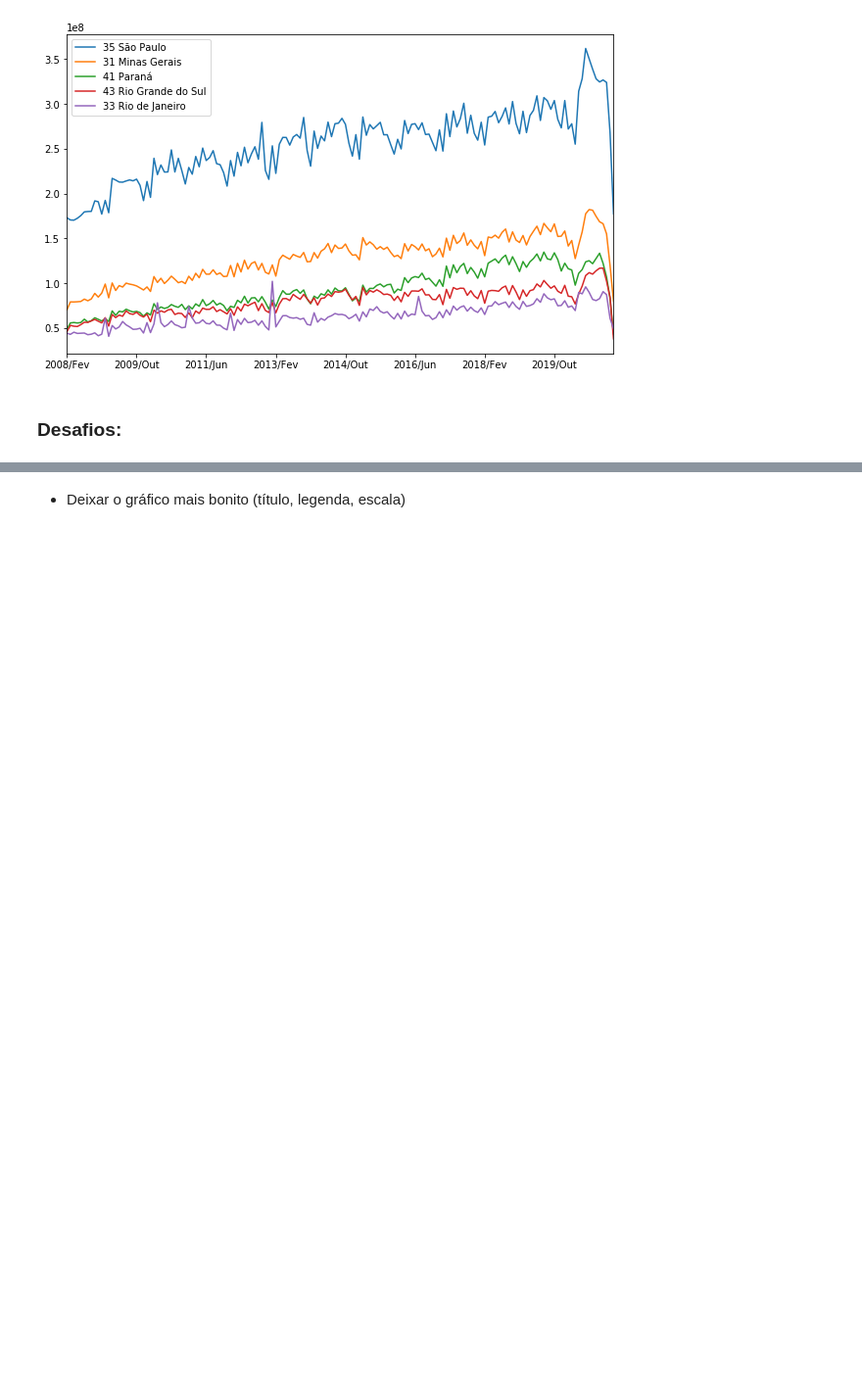
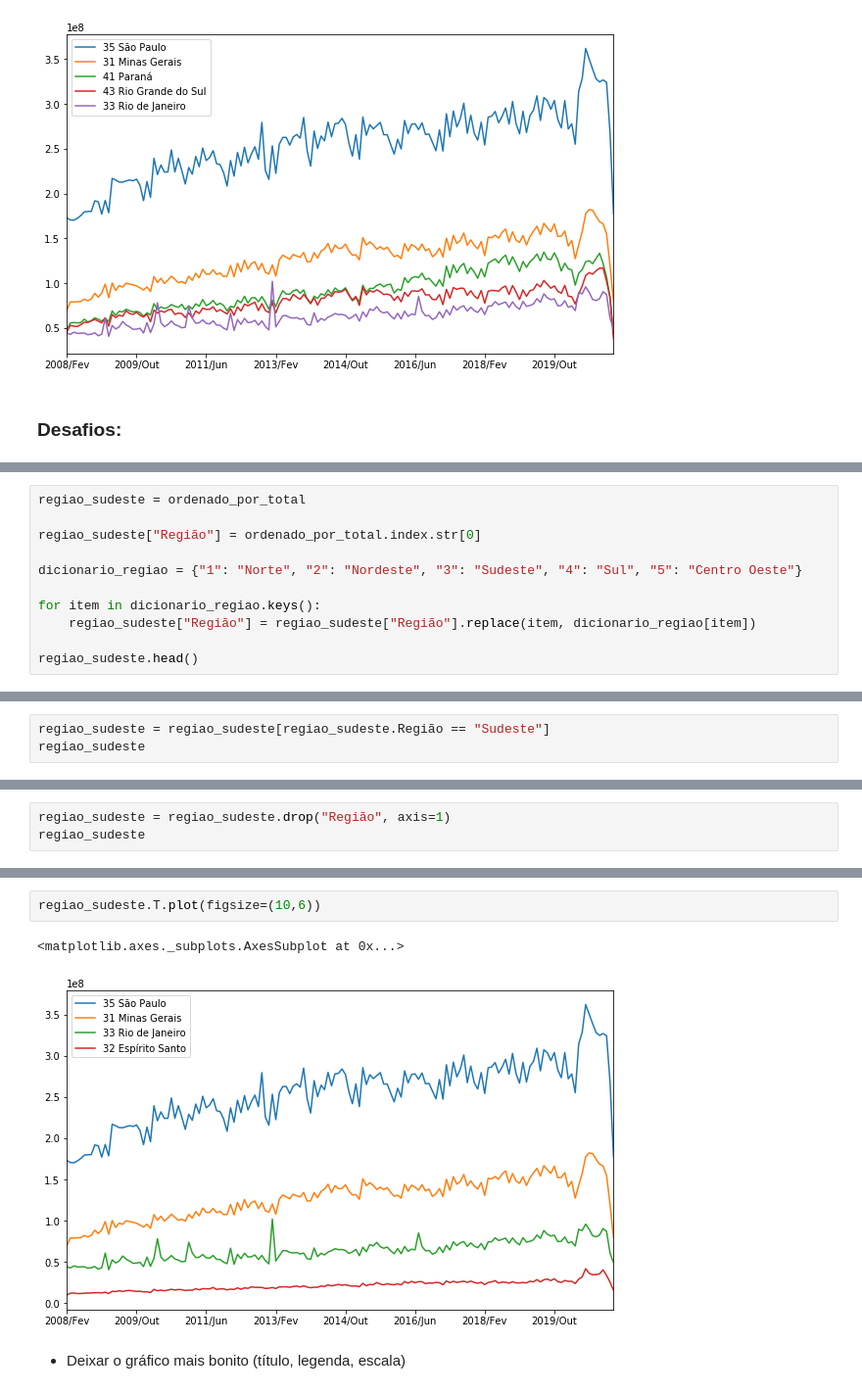
Before and after one commit to bibianaprevedello/Bootcamp-Alura, a Jupyter notebook: Módulo 01 - Python e Pandas para Análise de Dados Reais.ipynb, the cells around one changed output, grey strips where cells are left out. Shown at 98% size. Cells and saved outputs as stored; diff of their text form; blank space fills up the shorter version.

```diff
--- a/Módulo 01 - Python e Pandas para Análise de Dados Reais.ipynb
+++ b/Módulo 01 - Python e Pandas para Análise de Dados Reais.ipynb
@@ -467,0 +480,11 @@ ordenado_por_total.head(5).T.plot(figsize=(10,6))
+# %%
+regiao_sudeste = ordenado_por_total
+
+regiao_sudeste["Região"] = ordenado_por_total.index.str[0]
+
+dicionario_regiao = {"1": "Norte", "2": "Nordeste", "3": "Sudeste", "4": "Sul", "5": "Centro Oeste"}
+
+for item in dicionario_regiao.keys():
+    regiao_sudeste["Região"] = regiao_sudeste["Região"].replace(item, dicionario_regiao[item])
+
+regiao_sudeste.head()
@@ -467,0 +499,3 @@ ordenado_por_total.head(5).T.plot(figsize=(10,6))
+# %%
+regiao_sudeste = regiao_sudeste[regiao_sudeste.Região == "Sudeste"]
+regiao_sudeste
@@ -467,0 +509,3 @@ ordenado_por_total.head(5).T.plot(figsize=(10,6))
+# %%
+regiao_sudeste = regiao_sudeste.drop("Região", axis=1)
+regiao_sudeste
@@ -468,3 +519,8 @@ ordenado_por_total.head(5).T.plot(figsize=(10,6))
+# %%
+regiao_sudeste.T.plot(figsize=(10,6))
+# %% [output]
+<matplotlib.axes._subplots.AxesSubplot at 0x...>
+[figure, added]
 # %% [markdown]
 - Deixar o gráfico mais bonito (título, legenda, escala)
 # %%
```
Also changed, not shown: parts of 5 cells of this notebook.
